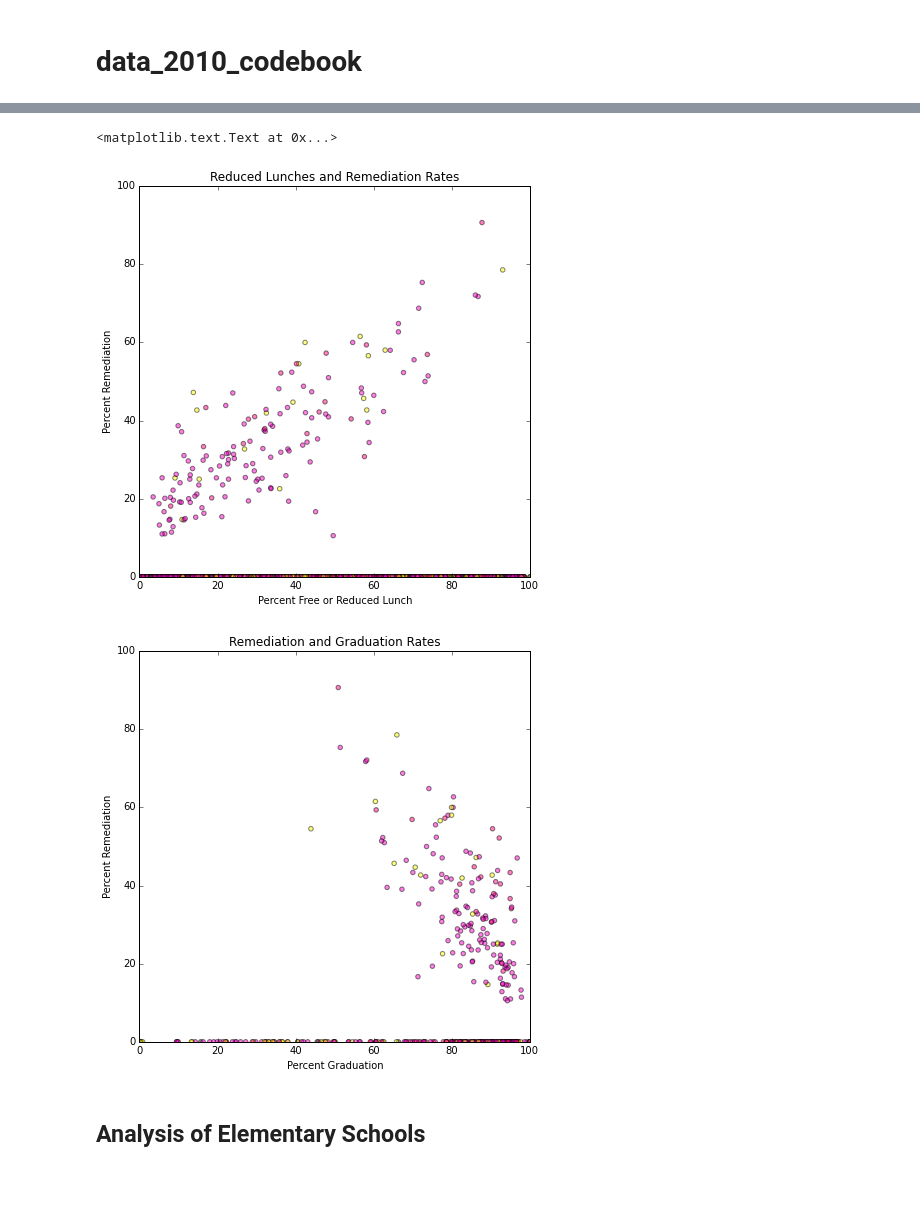
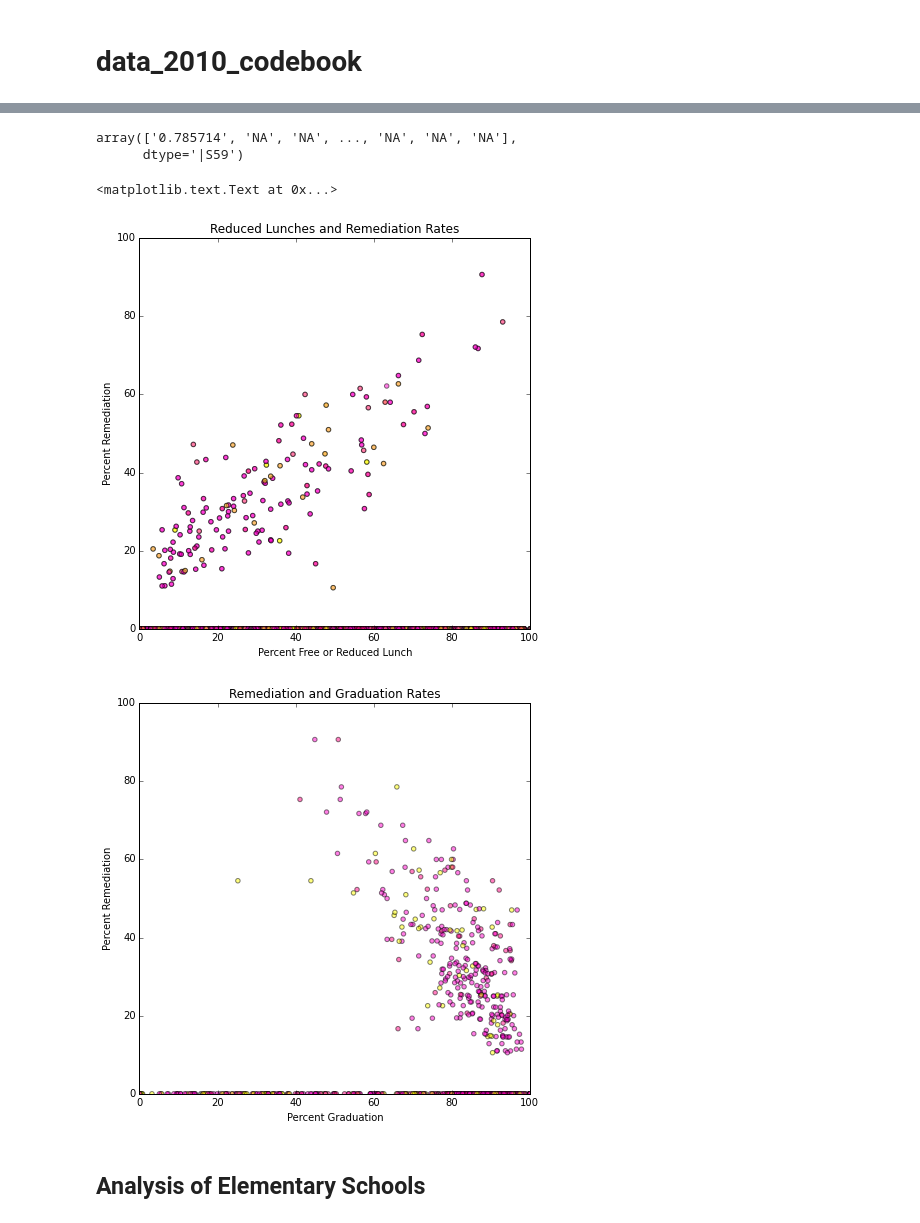
Before and after one commit to MinHyung-Kang/ColoradoEducation, a Jupyter notebook: Data_Exploration.ipynb, the cells around one changed output, grey strips where cells are left out. Saved outputs shown, nothing was run; the diff lists cells and outputs as text; code cells hidden in the pictures; blank space fills up the shorter version.

Commit message:
2011 Data Added, TopBottom Compared, DirectoryOrganized

```diff
--- a/Data_Exploration.ipynb
+++ b/Data_Exploration.ipynb
@@ -17,6 +17,8 @@ Note : the data was supplied by Kaggle.com. Data was organized and was put into
 import numpy as np
 import sys
 
-data_2010_type = np.loadtxt("./Data_2010_Type.csv", delimiter = ",", dtype="string")
-data_2010_type
+data_2010_type = np.loadtxt("./CleanedData/Data_2010_Type.csv", delimiter = ",", dtype="string")
+data_2011_type = np.loadtxt("./CleanedData/Data_2011_Type.csv", delimiter = ",", dtype="string")
+print(data_2010_type)
+print(data_2011_type)
 # %% [output]
@@ -53,11 +60,18 @@ array(['"SchoolNumber"', '"EMH"', '"SchoolName"', '"DistrictNumber"',
 #### c. Load Data
 # %%
 #data_2010 = np.genfromtxt('./Data_2010.csv', delimiter=',', dtype=data_types)
-data_2010_raw = np.loadtxt("./Data_2010.csv",  delimiter=',', dtype=str)
-#data_2010_raw = np.genfromtxt("./Data_2010.csv", dtype = "i4,|S10", usecols=(0,1), delimiter=',')
+data_2010_raw = np.loadtxt("./CleanedData/Data_2010.csv",  delimiter=',', dtype=str)
+data_2011_raw = np.loadtxt("./CleanedData/Data_2011.csv",  delimiter=',', dtype=str)
 print data_2010_raw.shape
-data_2010_raw
+print data_2011_raw.shape
+
+
+
+#Use this If we want to combine the data
+data_2010_raw = np.append(data_2010_raw, data_2011_raw, axis=0)
+print data_2010_raw.shape
+
 num_records = data_2010_raw.shape[0]
 num_features = data_2010_raw.shape[1]
-data_2010_raw[0:2,0:num_features]
+data_2010_raw[2080:2084,0:num_features]
 # %% [output]
@@ -322,10 +440,15 @@ plt.ylabel("District Number")
+# %%
+data_2010_raw[:,35]
+# %% [output]
+array(['0.785714', 'NA', 'NA', ..., 'NA', 'NA', 'NA'],
+      dtype='|S59')
 # %%
 growth_grades = data_2010[:,14] #growth grade
 
 growth_trends = data_2010[:,21] #growth trend (what's the difference?)
 
 #get remediation data from file
-remediation_strings = np.loadtxt("./Data_2010.csv", dtype='str', delimiter=",", usecols = [35])
+remediation_strings = data_2010_raw[:,35]   #np.loadtxt("./CleanedData/Data_2010.csv", dtype='str', delimiter=",", usecols = [35])
 remediation_data = np.zeros((num_records,1))
 growth_trend_color_map = np.zeros((num_records, 3)) #np.zeros_like((num_records,1), dtype=[0, 0, 0])
 
@@ -348,35 +471,35 @@ for i in range(num_records):
         growth_trend_color_map[i][2] = 0.2
     if(remediation_strings[i] == "NA"):
         remediation_data[i] = 0;
     else:
         remediation_data[i] = float(remediation_strings[i]) * 100
 
 plt.figure(figsize=(7,7))
 plt.axis([0,100,0,100])
 X = data_2010[:,34] #percent free or reduced lunch
 Y = remediation_data #percent needing remediation before graduation
 plt.scatter(X,Y,alpha=0.5,c = growth_trend_color_map)
 plt.title("Reduced Lunches and Remediation Rates")
 plt.xlabel("Percent Free or Reduced Lunch")
 plt.ylabel("Percent Remediation")
 
 
 plt.figure(figsize=(7,7))
 plt.axis([0,100,0,100])
 X = data_2010[:,18] #graduation rate, percent
 Y = remediation_data #percent needing remediation before graduation
 
 plt.scatter(X,Y, alpha = 0.5, c = growth_trend_color_map)
 plt.title("Remediation and Graduation Rates")
 plt.xlabel("Percent Graduation")
 plt.ylabel("Percent Remediation")
 
 
 #not much correlation with the colors, but a cool exercise if we can find patterns with the colors
 # %% [output]
 <matplotlib.text.Text at 0x...>
-[figure, old version]
+[figure, new version]
-[figure, old version]
+[figure, new version]
 # %% [markdown]
 ## Analysis of Elementary Schools
 # %% [markdown]
```
Also changed, not shown: parts of 43 cells of this notebook, 14 other files.
